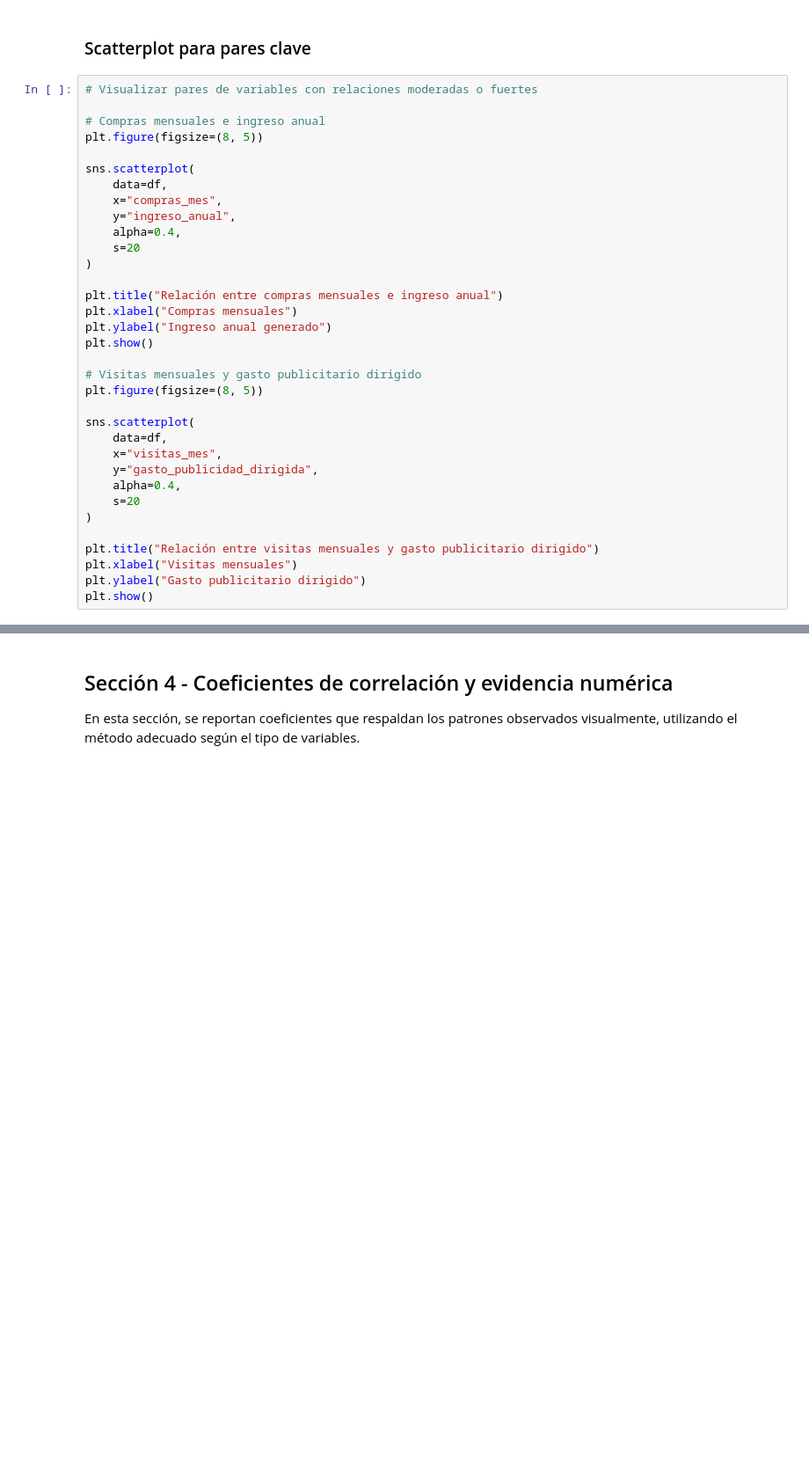
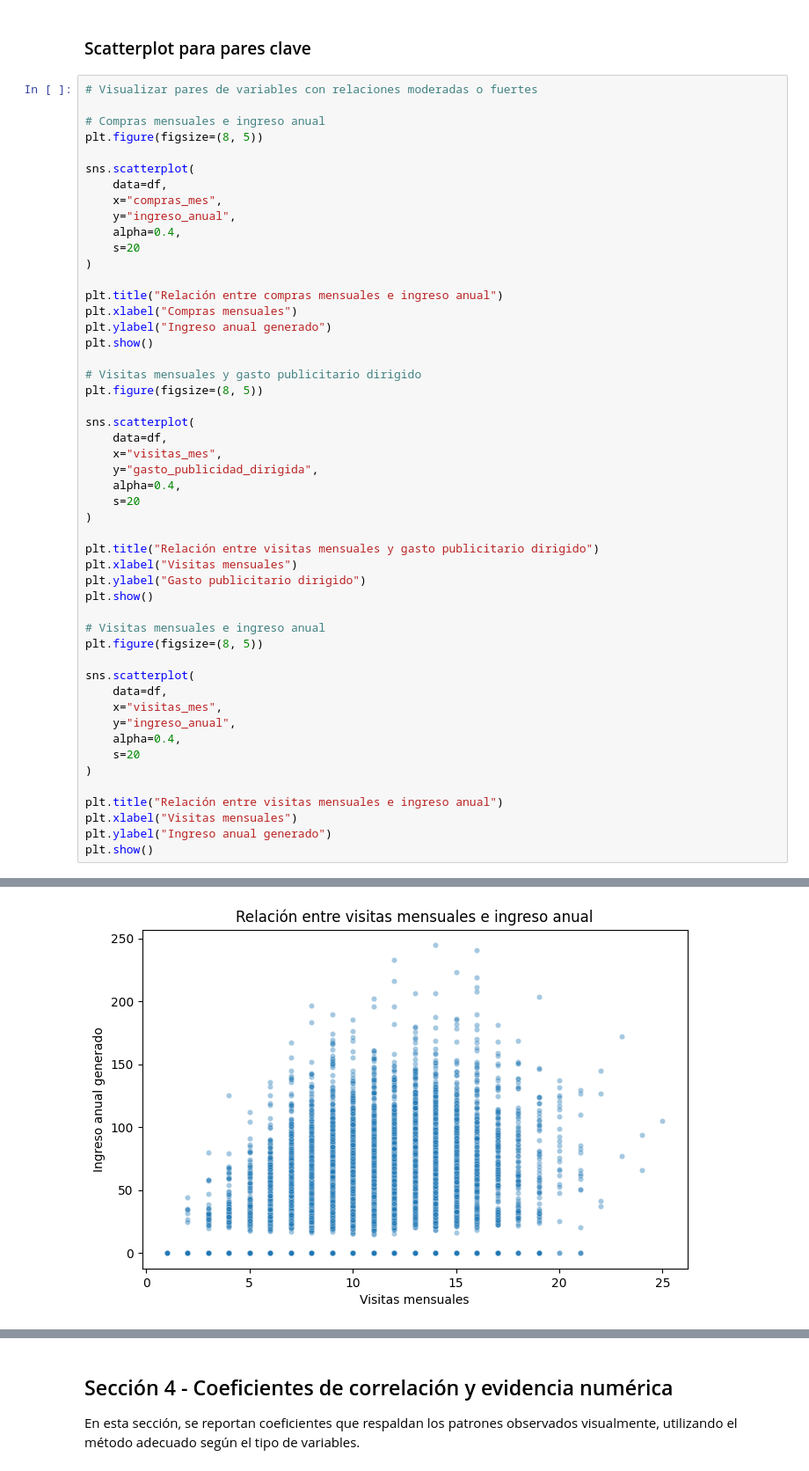
Before and after one commit to DA-Maximiliano-Berrelleza/Ecommerce-Correlational-Analysis, a Jupyter notebook: Ecommerce_Correlational_Analysis.ipynb, the cells around one changed output, grey strips where cells are left out. Shown at 88% size. Saved outputs shown, nothing was run; the diff lists cells and outputs as text; blank space fills up the shorter version.

Commit message:
fix: completa evidencia de visitas e ingreso anual y amplía asociaciones categóricas

```diff
--- a/Ecommerce_Correlational_Analysis.ipynb
+++ b/Ecommerce_Correlational_Analysis.ipynb
@@ -369,33 +369,50 @@ sns.scatterplot(
     data=df,
     x="compras_mes",
     y="ingreso_anual",
     alpha=0.4,
     s=20
 )
 
 plt.title("Relación entre compras mensuales e ingreso anual")
 plt.xlabel("Compras mensuales")
 plt.ylabel("Ingreso anual generado")
 plt.show()
 
 # Visitas mensuales y gasto publicitario dirigido
 plt.figure(figsize=(8, 5))
 
 sns.scatterplot(
     data=df,
     x="visitas_mes",
     y="gasto_publicidad_dirigida",
     alpha=0.4,
     s=20
 )
 
 plt.title("Relación entre visitas mensuales y gasto publicitario dirigido")
 plt.xlabel("Visitas mensuales")
 plt.ylabel("Gasto publicitario dirigido")
 plt.show()
+
+# Visitas mensuales e ingreso anual
+plt.figure(figsize=(8, 5))
+
+sns.scatterplot(
+    data=df,
+    x="visitas_mes",
+    y="ingreso_anual",
+    alpha=0.4,
+    s=20
+)
+
+plt.title("Relación entre visitas mensuales e ingreso anual")
+plt.xlabel("Visitas mensuales")
+plt.ylabel("Ingreso anual generado")
+plt.show()
 # %% [output]
 [figure]
 [figure]
+[figure, added]
 # %% [markdown]
 #### Observaciones iniciales (Scatterplot)
 
```
Also changed, not shown: parts of 9 cells of this notebook.
